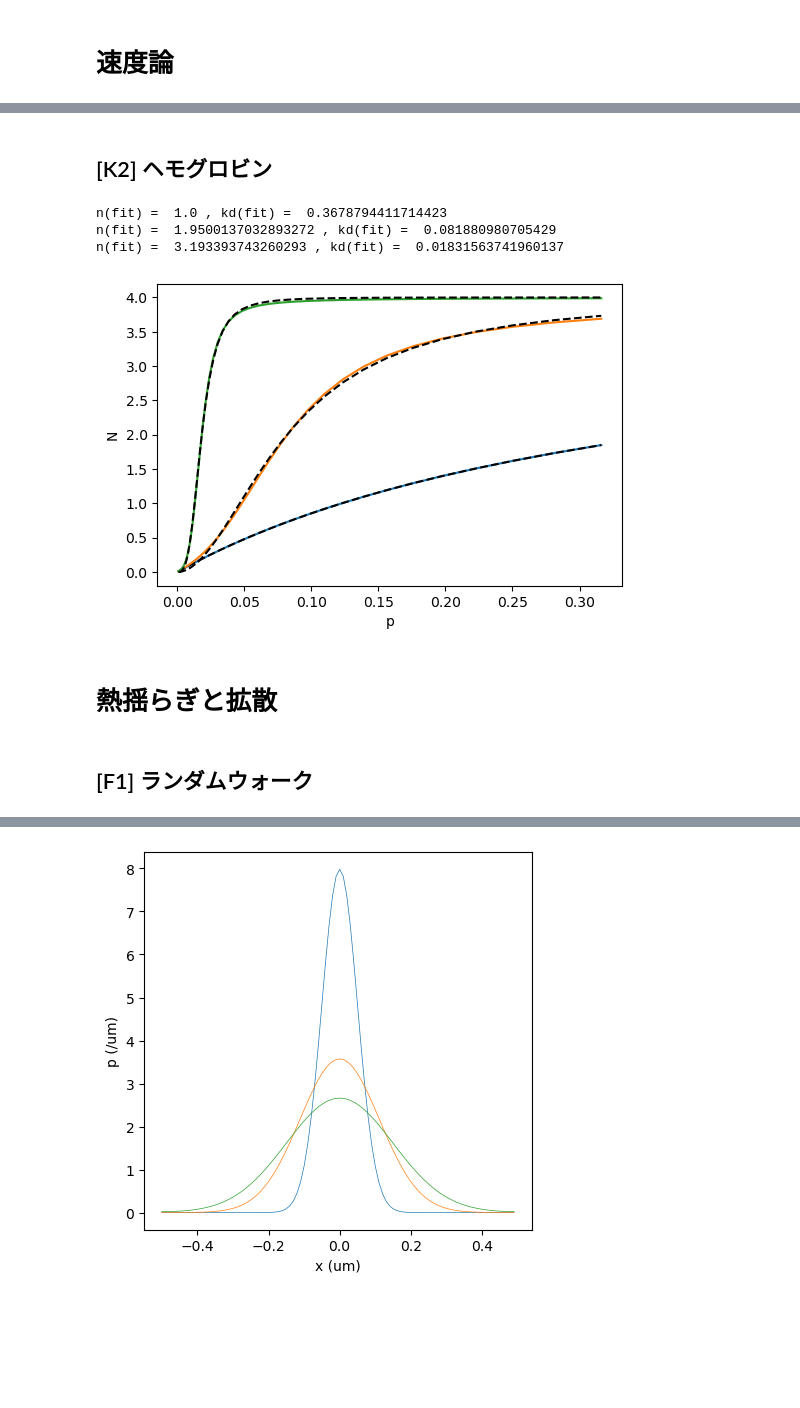
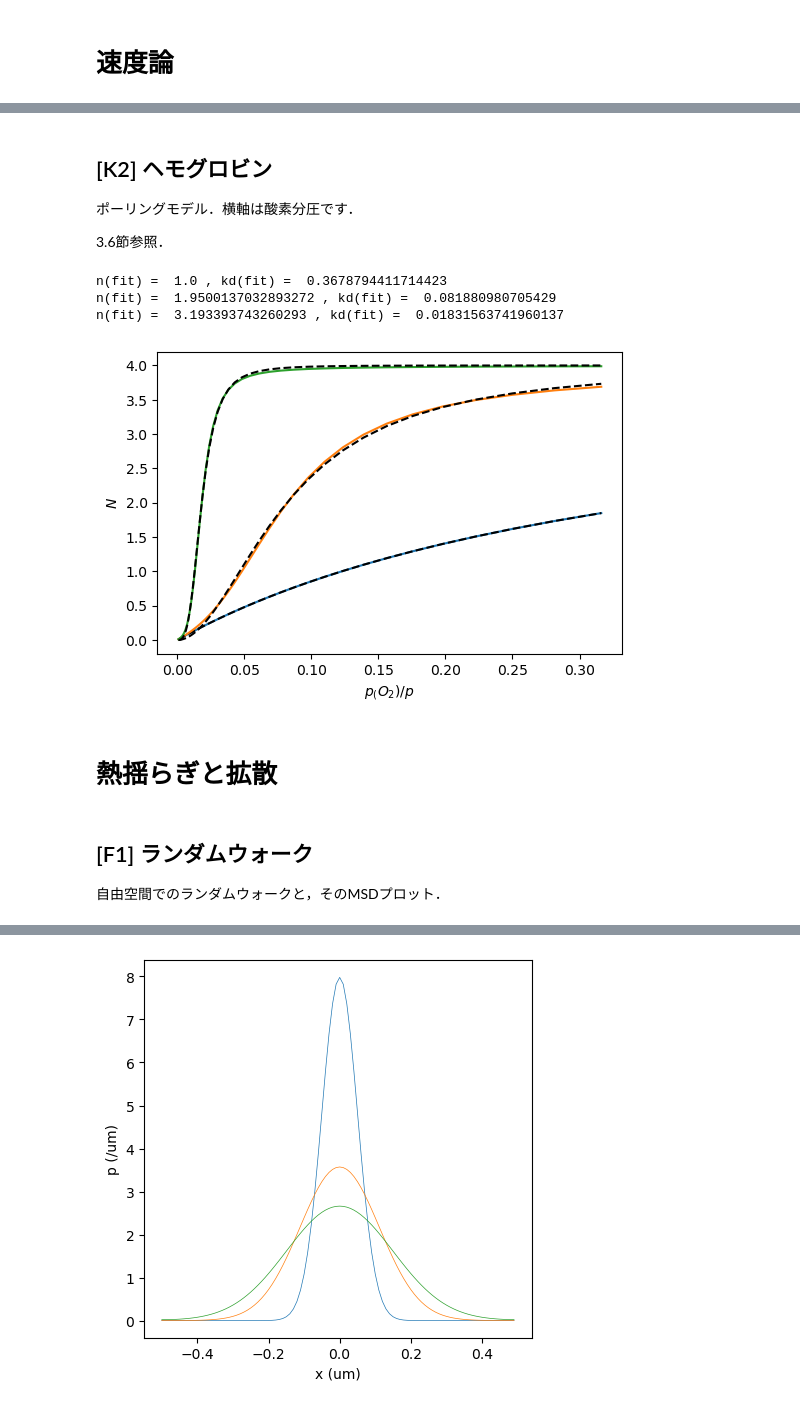
Before and after one commit to stoyabe/biophys, a Jupyter notebook: book.ipynb, the cells around one changed output, grey strips where cells are left out. Cells and saved outputs as stored; diff of their text form; code cells hidden in the pictures; blank space fills up the shorter version.

```diff
--- a/book.ipynb
+++ b/book.ipynb
@@ -44,5 +49,9 @@ KM =  5.1
 # %% [markdown]
 ## [K2] ヘモグロビン
+
+ポーリングモデル．横軸は酸素分圧です．
+
+3.6節参照．
 # %%
 import numpy as np
 import matplotlib.pyplot as plt
@@ -55,40 +64,42 @@ def f(epsilon, mu, J):    # ポーリングモデル
     Z = 1 + 4*X + 6*X*X*Y + 4*X*X*X*Y*Y*Y + X*X*X*X*Y*Y*Y*Y*Y*Y
     N = (4*X + 12*X*X*Y + 12*X*X*X*Y*Y*Y + 4*X*X*X*X*Y*Y*Y*Y*Y*Y)/Z
 
     return N
 
 def hill(x, n, kd):    # ヒル関数（フィッティング用）
     return 4/(1+np.power(kd, n)/np.power(x, n))
 
 epsilon = -1
 
 p = np.logspace(-3, -0.5, base = 10)  # 酸素分圧
 mu = np.log(p)
 
 plt.figure(figsize=(6, 4) ,dpi = 100)
 
 for J in [0, -1, -2]:
     N = f(epsilon, mu, J)
     (n_fit, kd_fit), cov = curve_fit(hill, p, N, p0 = [2, 0.01]) # ヒルの式によるフィット
     fit = hill(p, n_fit, kd_fit)
 
     plt.plot(p, N)
     plt.plot(p, fit, color = 'black', linestyle = 'dashed')
     print('n(fit) = ', n_fit, ', kd(fit) = ', kd_fit)
 
-plt.ylabel('N')
-plt.xlabel('p')
+plt.ylabel(r'$N$')
+plt.xlabel(r'$p_(O_2) / p$')
 
 plt.show()
 # %% [output]
 n(fit) =  1.0 , kd(fit) =  0.3678794411714423
 n(fit) =  1.9500137032893272 , kd(fit) =  0.081880980705429
 n(fit) =  3.193393743260293 , kd(fit) =  0.01831563741960137
-[figure, old version]
+[figure, new version]
 # %% [markdown]
 # 熱揺らぎと拡散
 # %% [markdown]
 ## [F1] ランダムウォーク
+
+自由空間でのランダムウォークと，そのMSDプロット．
 # %%
 import numpy as np # 計算用ライブラリ
 import matplotlib.pyplot as plt  # プロット用ライブラリ
```
Also changed, not shown: parts of 18 cells of this notebook.
